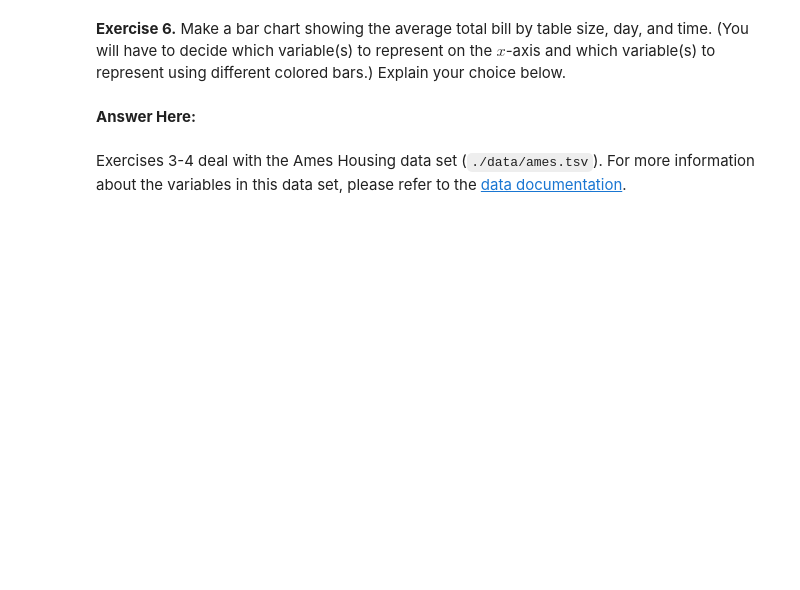
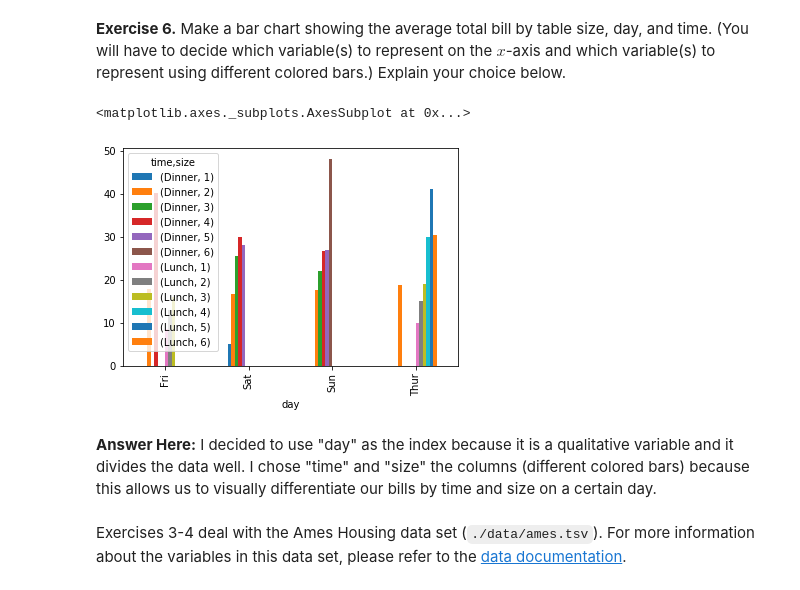
Before and after one commit to thegerrit/data_science, a Jupyter notebook: labs/Lab06-GroupByPivotTables.ipynb, the cells around one changed output. Drawn from its saved outputs; the diff is of its cells as text; code cells hidden in the pictures; blank space fills up the shorter version.

```diff
--- a/labs/Lab06-GroupByPivotTables.ipynb
+++ b/labs/Lab06-GroupByPivotTables.ipynb
@@ -192,5 +355,17 @@ tips_df.head()
-# %% [markdown]
-**Answer Here:**
+# %%
+# TYPE YOUR CODE HERE.
+tips_df.pivot_table(
+    index="day", columns=["time","size"],
+    values="total_bill", aggfunc=np.mean
+).plot.bar()
+
+#    I decided to use "day" as the index because it is a qualitative variable and it divides the data well. I chose "time"
+# and "size" the columns (different colored bars) because this allows us to differentiate our bills by time and size.
+# %% [output]
+<matplotlib.axes._subplots.AxesSubplot at 0x...>
+[figure, added]
+# %% [markdown]
+**Answer Here:**     I decided to use "day" as the index because it is a qualitative variable and it divides the data well. I chose "time" and "size" the columns (different colored bars) because this allows us to visually differentiate our bills by time and size on a certain day.
 # %% [markdown]
 Exercises 3-4 deal with the Ames Housing data set (`./data/ames.tsv`). For more information about the variables in this data set, please refer to the [data documentation](https://ww2.amstat.org/publications/jse/v19n3/decock/DataDocumentation.txt).
 # %%
```
Also changed, not shown: parts of 39 cells of this notebook, 2 other files.
